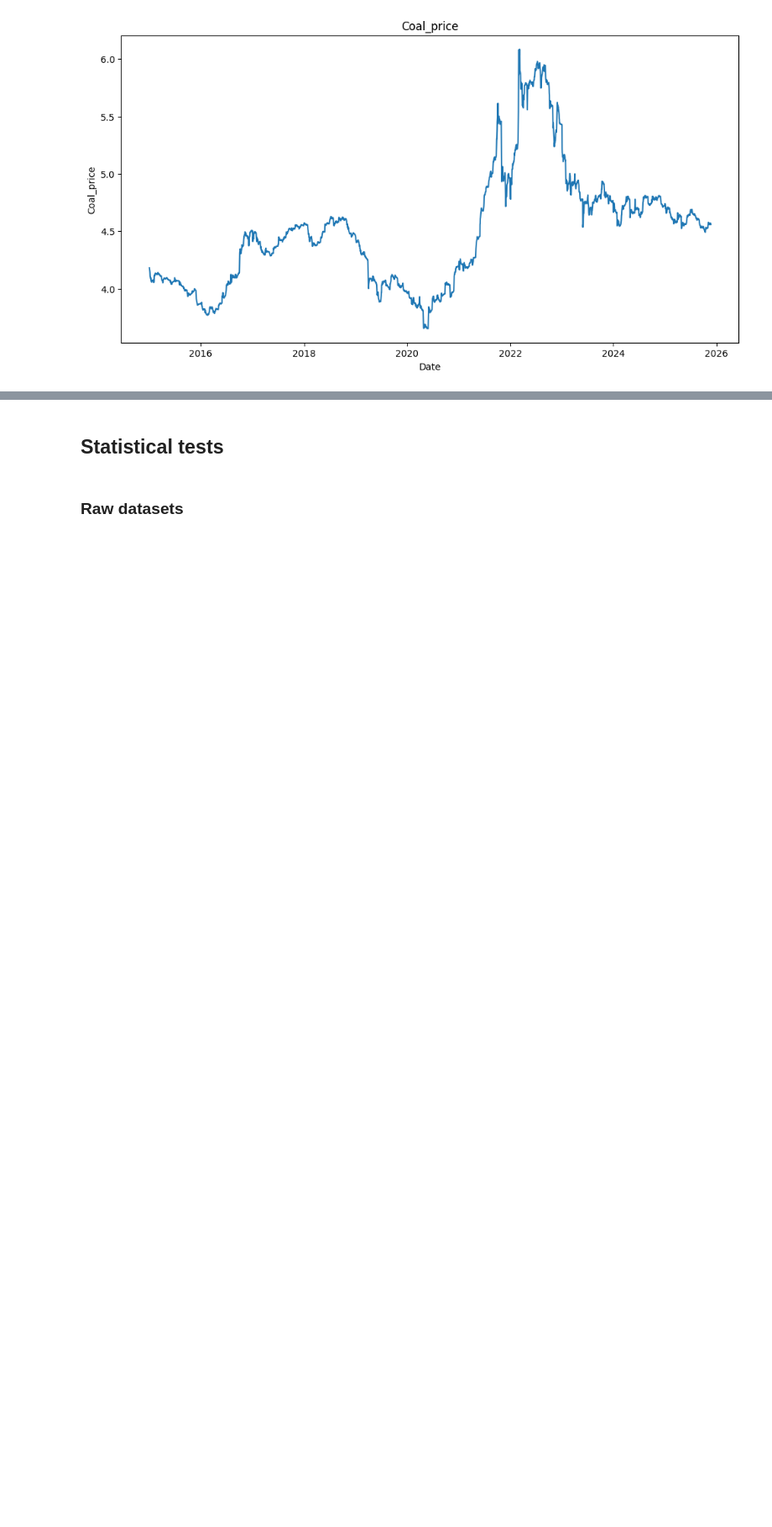
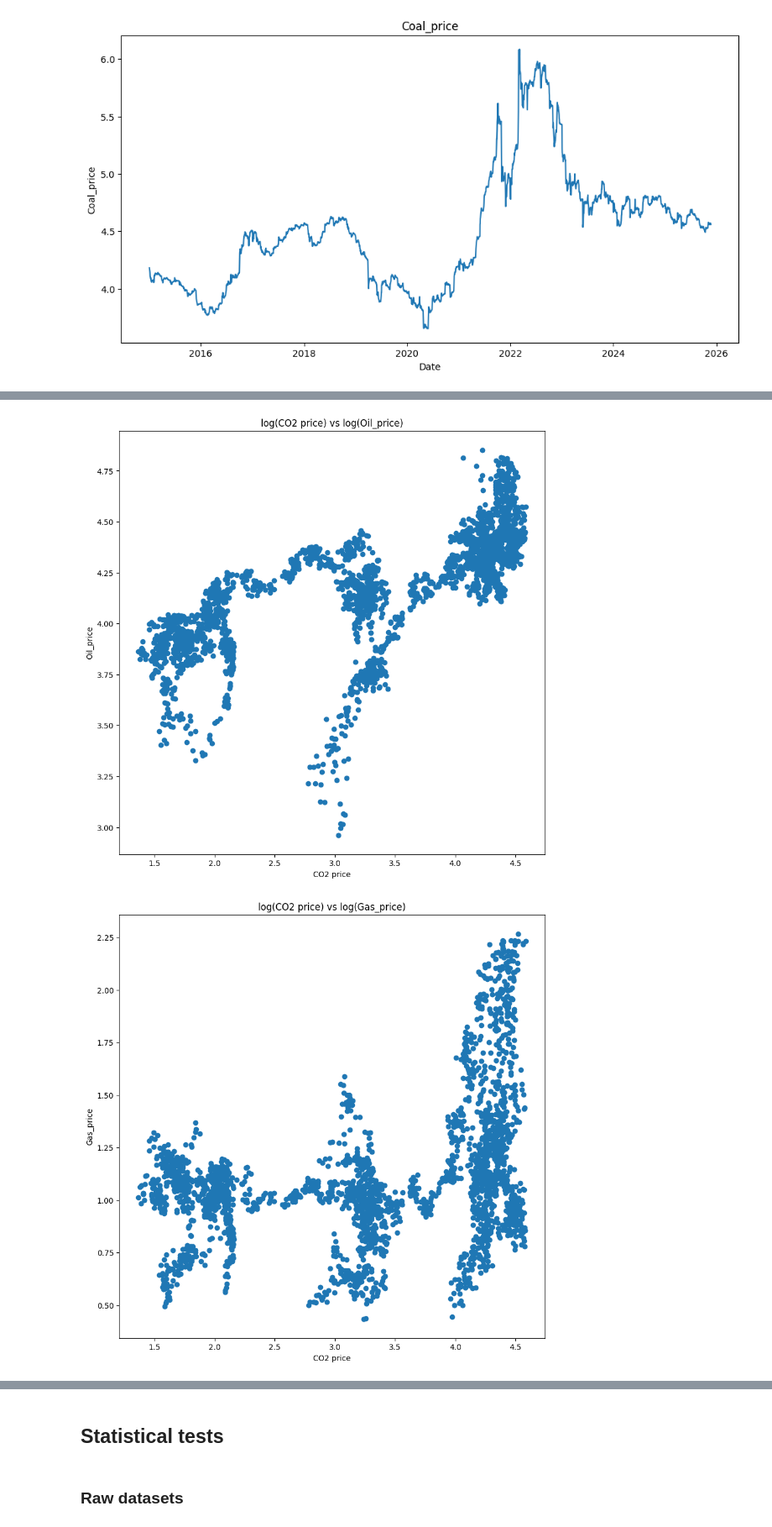
Before and after one commit to kacperskora/Research-S_i_T, a Jupyter notebook: notebooks/01_cointegration.ipynb, the cells around one changed output, grey strips where cells are left out. Shown at 84% size. Drawn from its saved outputs; the diff is of its cells as text; code cells hidden in the pictures; blank space fills up the shorter version.

```diff
--- a/notebooks/01_cointegration.ipynb
+++ b/notebooks/01_cointegration.ipynb
@@ -67,0 +82,12 @@ for col in cols:
+# %%
+for col in cols:
+    if col != 'target':
+        plt.figure(figsize = (10, 10))
+        plt.scatter(df_log['target'], df_log[col])
+        plt.title(f'log(CO2 price) vs log({col})')
+        plt.xlabel('CO2 price')
+        plt.ylabel(f'{col}')
+        plt.show()
+# %% [output]
+[figure, added]
+[figure, added]
```
Also changed, not shown: parts of 5 cells of this notebook.
